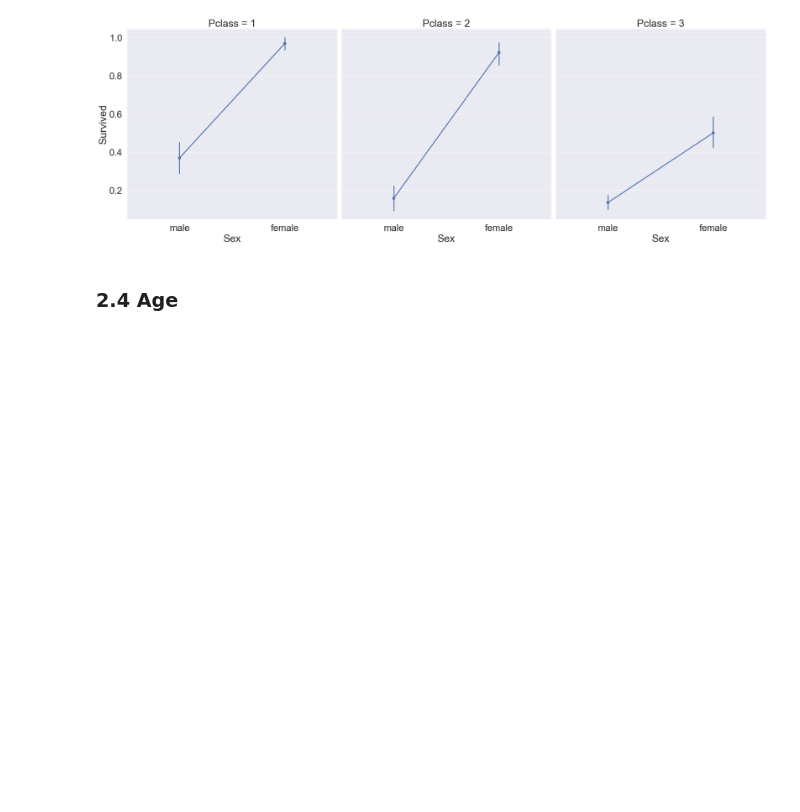
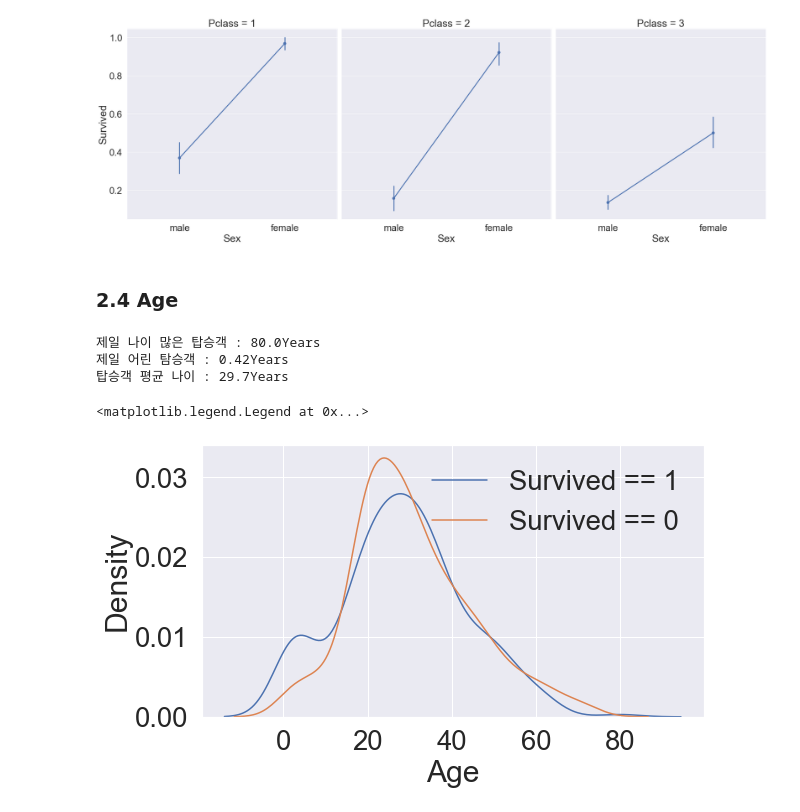
Before and after one commit to DominKim/kaggle_practice, a Jupyter notebook: Step01_Titanic.ipynb, the cells around one changed output. Drawn from its saved outputs; the diff is of its cells as text; code cells hidden in the pictures; blank space fills up the shorter version.

```diff
--- a/Step01_Titanic.ipynb
+++ b/Step01_Titanic.ipynb
@@ -172,3 +172,20 @@ sns.factorplot("Sex", "Survived", col = "Pclass", data = train, satureation = .5
 [figure]
 # %% [markdown]
 ### 2.4 Age
+# %%
+print(f"제일 나이 많은 탑승객 : {train.Age.max()}Years")
+print(f"제일 어린 탐승객 : {train.Age.min()}Years")
+print(f"탑승객 평균 나이 : {round(train.Age.mean(), 1)}Years")
+# %% [output]
+제일 나이 많은 탑승객 : 80.0Years
+제일 어린 탐승객 : 0.42Years
+탑승객 평균 나이 : 29.7Years
+# %%
+# 생존에 따른 Age의 histogram
+fig = plt.subplots(figsize = (9,5))
+sns.kdeplot(train[train["Survived"] == 1]["Age"])
+sns.kdeplot(train[train["Survived"] == 0]["Age"])
+plt.legend(["Survived == 1", "Survived == 0"])
+# %% [output]
+<matplotlib.legend.Legend at 0x...>
+[figure, added]
```
Also changed, not shown: parts of 7 cells of this notebook.
